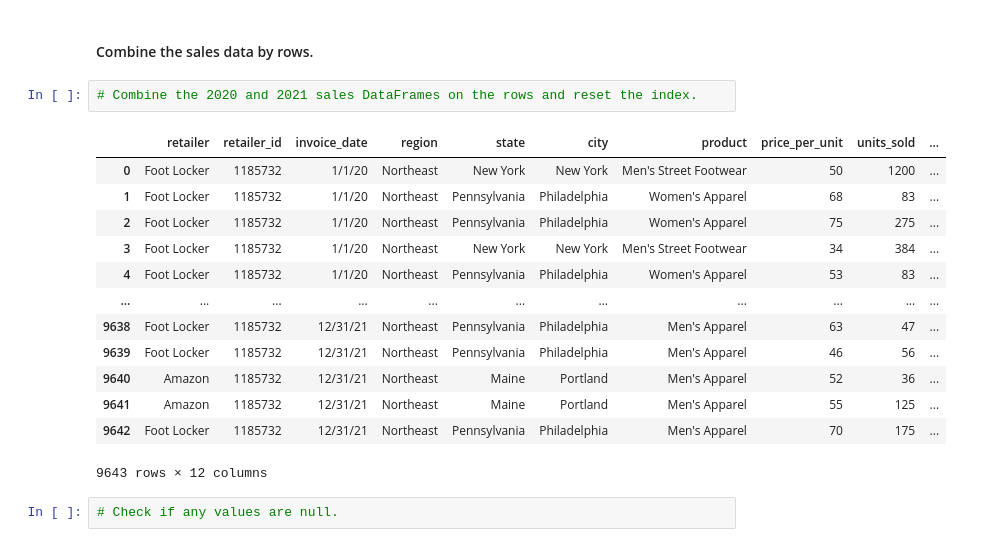
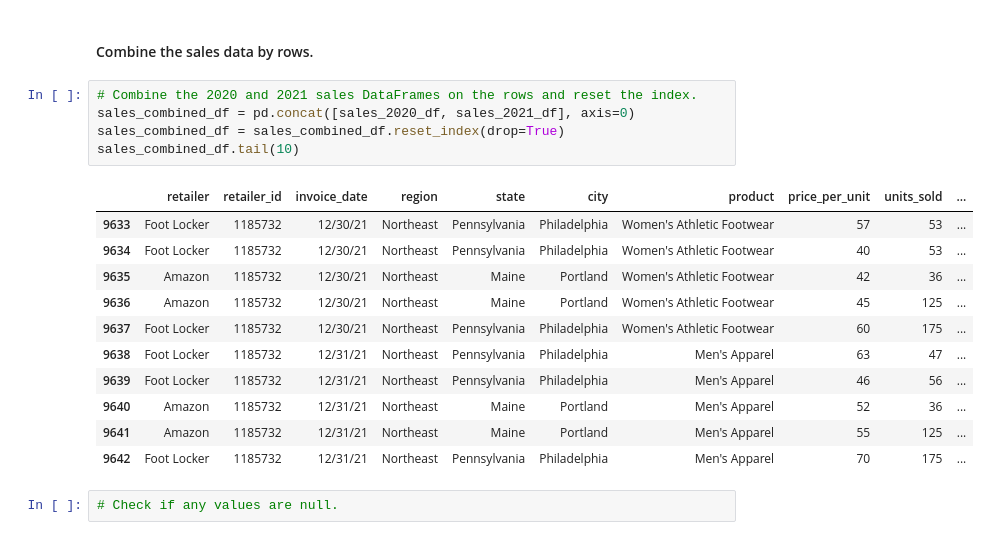
Before and after one commit to beptis/athletic_sales_analysis, a Jupyter notebook: athletic_sales_analysis.ipynb, the cells around one changed output. Saved outputs shown, nothing was run; the diff lists cells and outputs as text.

Commit message:
Combined dataframes

```diff
--- a/athletic_sales_analysis.ipynb
+++ b/athletic_sales_analysis.ipynb
@@ -80,20 +80,21 @@ memory usage: 782.6+ KB
 #### Combine the sales data by rows.
 # %%
 # Combine the 2020 and 2021 sales DataFrames on the rows and reset the index.
+sales_combined_df = pd.concat([sales_2020_df, sales_2021_df], axis=0)
+sales_combined_df = sales_combined_df.reset_index(drop=True)
+sales_combined_df.tail(10)
 # %% [output]
 |  | retailer | retailer_id | invoice_date | region | state | city | product | price_per_unit | units_sold | ... |
-| 0 | Foot Locker | 1185732 | 1/1/20 | Northeast | New York | New York | Men's Street Footwear | 50 | 1200 | ... |
-| 1 | Foot Locker | 1185732 | 1/1/20 | Northeast | Pennsylvania | Philadelphia | Women's Apparel | 68 | 83 | ... |
-| 2 | Foot Locker | 1185732 | 1/1/20 | Northeast | Pennsylvania | Philadelphia | Women's Apparel | 75 | 275 | ... |
-| 3 | Foot Locker | 1185732 | 1/1/20 | Northeast | New York | New York | Men's Street Footwear | 34 | 384 | ... |
-| 4 | Foot Locker | 1185732 | 1/1/20 | Northeast | Pennsylvania | Philadelphia | Women's Apparel | 53 | 83 | ... |
-| ... | ... | ... | ... | ... | ... | ... | ... | ... | ... | ... |
+| 9633 | Foot Locker | 1185732 | 12/30/21 | Northeast | Pennsylvania | Philadelphia | Women's Athletic Footwear | 57 | 53 | ... |
+| 9634 | Foot Locker | 1185732 | 12/30/21 | Northeast | Pennsylvania | Philadelphia | Women's Athletic Footwear | 40 | 53 | ... |
+| 9635 | Amazon | 1185732 | 12/30/21 | Northeast | Maine | Portland | Women's Athletic Footwear | 42 | 36 | ... |
+| 9636 | Amazon | 1185732 | 12/30/21 | Northeast | Maine | Portland | Women's Athletic Footwear | 45 | 125 | ... |
+| 9637 | Foot Locker | 1185732 | 12/30/21 | Northeast | Pennsylvania | Philadelphia | Women's Athletic Footwear | 60 | 175 | ... |
 | 9638 | Foot Locker | 1185732 | 12/31/21 | Northeast | Pennsylvania | Philadelphia | Men's Apparel | 63 | 47 | ... |
 | 9639 | Foot Locker | 1185732 | 12/31/21 | Northeast | Pennsylvania | Philadelphia | Men's Apparel | 46 | 56 | ... |
 | 9640 | Amazon | 1185732 | 12/31/21 | Northeast | Maine | Portland | Men's Apparel | 52 | 36 | ... |
 | 9641 | Amazon | 1185732 | 12/31/21 | Northeast | Maine | Portland | Men's Apparel | 55 | 125 | ... |
 | 9642 | Foot Locker | 1185732 | 12/31/21 | Northeast | Pennsylvania | Philadelphia | Men's Apparel | 70 | 175 | ... |
-9643 rows × 12 columns
 # %%
 # Check if any values are null.
 # %% [output]
```
